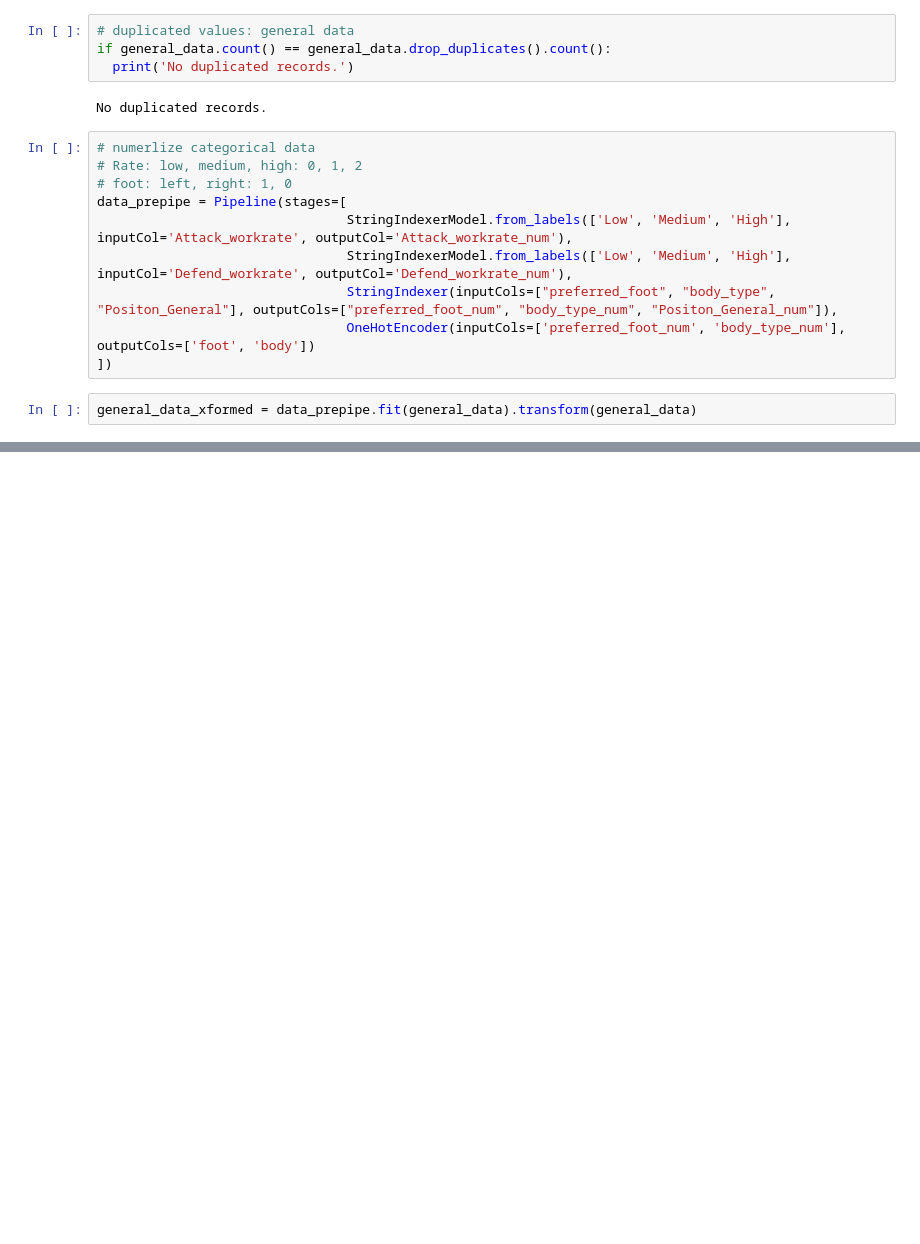
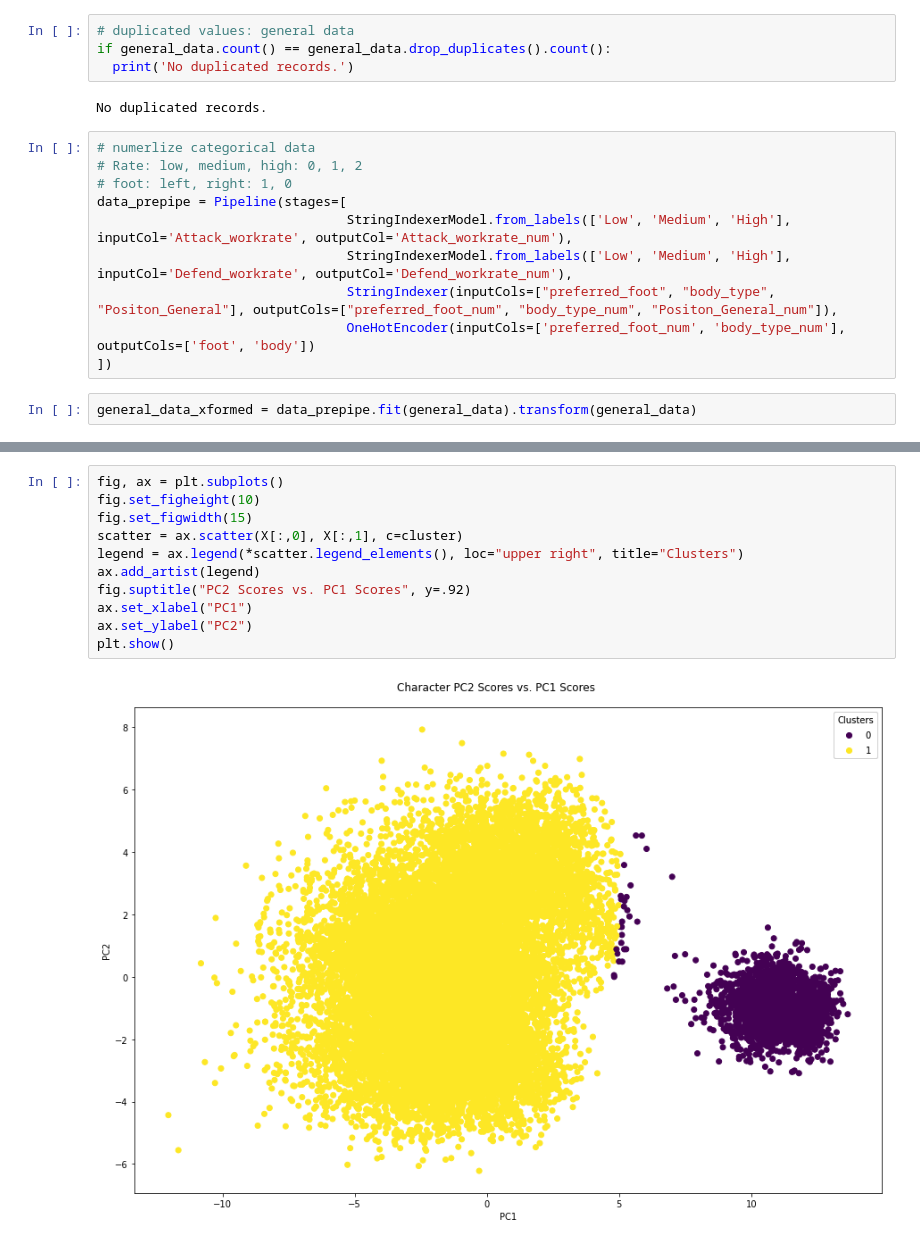
Before and after one commit to Kun97/FIFA20_DataAnalysis, a Jupyter notebook: Code.ipynb, the cells around one changed output, grey strips where cells are left out. Cells and saved outputs as stored; diff of their text form; blank space fills up the shorter version.

```diff
--- a/Code.ipynb
+++ b/Code.ipynb
@@ -126,0 +386,13 @@ only showing top 20 rows
+# %%
+fig, ax = plt.subplots()
+fig.set_figheight(10)
+fig.set_figwidth(15)
+scatter = ax.scatter(X[:,0], X[:,1], c=cluster)
+legend = ax.legend(*scatter.legend_elements(), loc="upper right", title="Clusters")
+ax.add_artist(legend)
+fig.suptitle("PC2 Scores vs. PC1 Scores", y=.92)
+ax.set_xlabel("PC1")
+ax.set_ylabel("PC2")
+plt.show()
+# %% [output]
+[figure, added]
```
Also changed, not shown: parts of 33 cells of this notebook.
